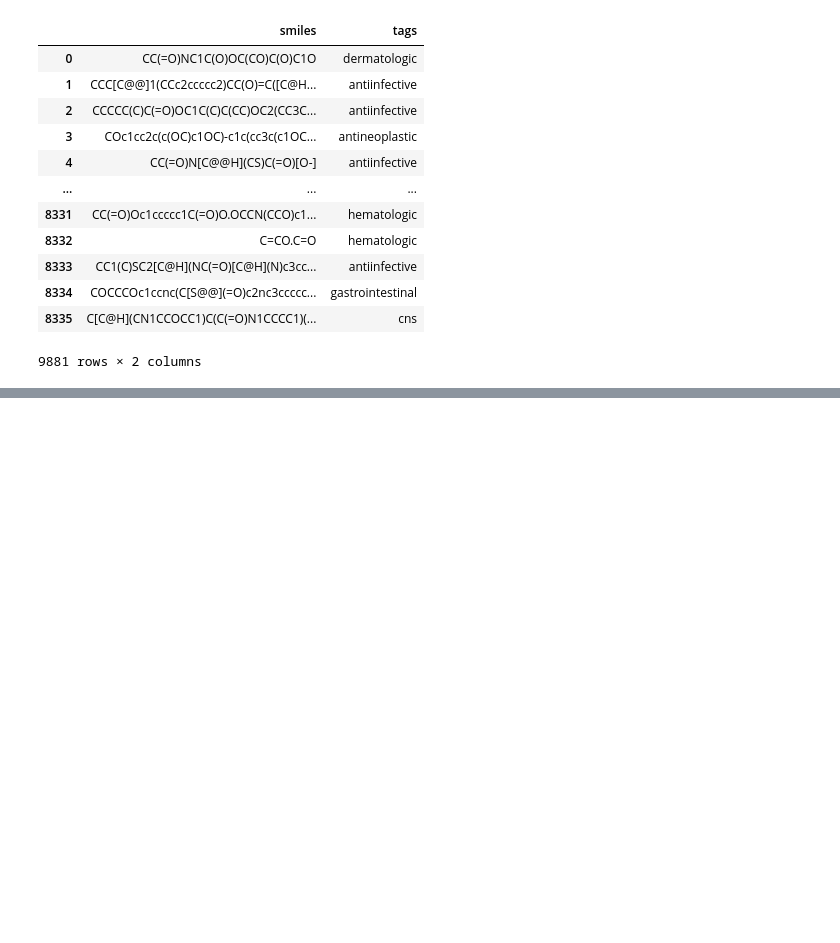
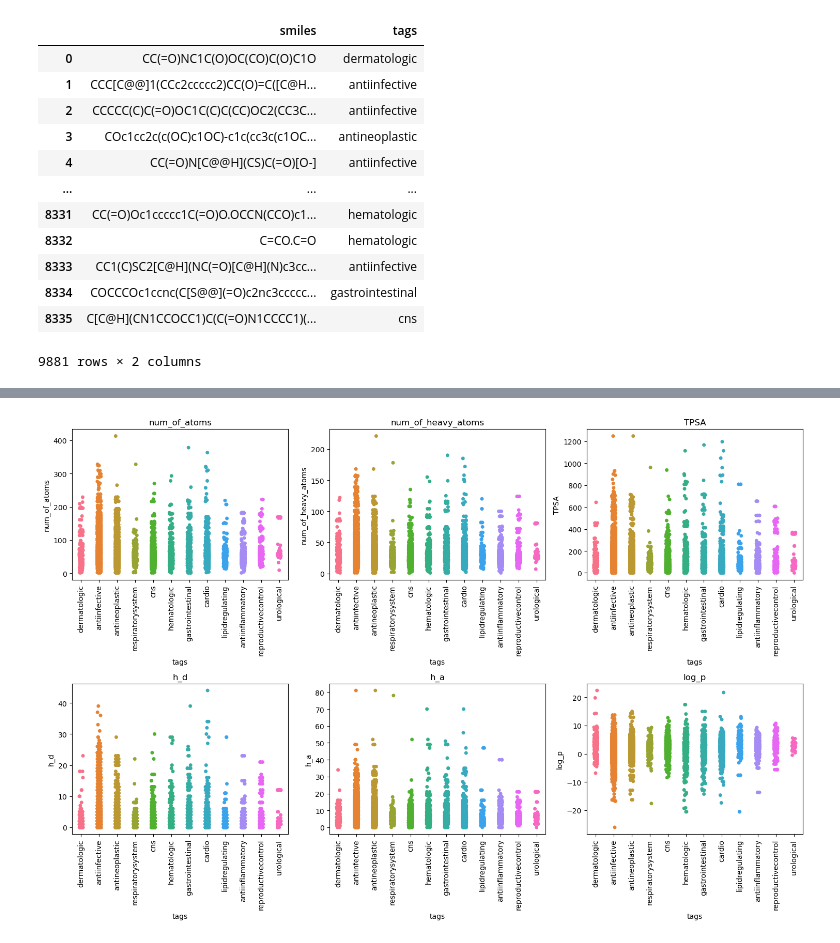
Before and after one commit to fkkarpinski/licencjat_git, a Jupyter notebook: notebook.ipynb, the cells around one changed output, grey strips where cells are left out. Cells and saved outputs as stored; diff of their text form; code cells hidden in the pictures; blank space fills up the shorter version.

```diff
--- a/notebook.ipynb
+++ b/notebook.ipynb
@@ -142,0 +63,5 @@ Passing `palette` without assigning `hue` is deprecated and will be removed in v
+# %%
+def canonize(mol):
+    return Chem.MolToSmiles(Chem.MolFromSmiles(mol), isomericSmiles=True, canonical=True)
+
+data["canon_smiles"] = data["smiles"].apply(canonize)
@@ -142,0 +70,19 @@ Passing `palette` without assigning `hue` is deprecated and will be removed in v
+# %%
+from rdkit.Chem import Descriptors
+
+data["mol"] = data["canon_smiles"].apply(lambda x: Chem.MolFromSmiles(x))
+data["mol"] = data["mol"].apply(lambda x: Chem.AddHs(x))
+
+data["num_of_atoms"] = data["mol"].apply(lambda x: x.GetNumAtoms())
+
+data["num_of_heavy_atoms"] = data["mol"].apply(lambda x: x.GetNumHeavyAtoms())
+
+data["TPSA"] = data["mol"].apply(lambda x: round(Descriptors.TPSA(x), 2))
+
+data["exact_mol_wt"] = data["mol"].apply(lambda x: round(Descriptors.ExactMolWt(x), 2))
+
+data["h_d"] = data["mol"].apply(lambda x: Descriptors.NumHDonors(x))
+
+data["h_a"] = data["mol"].apply(lambda x: Descriptors.NumHAcceptors(x))
+
+data["log_p"] = data["mol"].apply(lambda x: round(Descriptors.MolLogP(x), 2))
@@ -142,0 +101,13 @@ Passing `palette` without assigning `hue` is deprecated and will be removed in v
+# %%
+features = ["num_of_atoms", "num_of_heavy_atoms", "TPSA", "h_d", "h_a", "log_p"]
+plt.figure(figsize=(15, 10))
+for i, feature in enumerate(features, 1):
+    plt.subplot(2, 3, i)
+    sns.stripplot(x="tags", y=feature, data=data, hue="tags", legend=False)
+    plt.title(feature)
+    plt.ylabel(feature)
+    plt.xticks(rotation=90)
+plt.tight_layout()
+plt.show()
+# %% [output]
+[figure, added]
```
Also changed, not shown: parts of 13 cells of this notebook, 1 other file.
